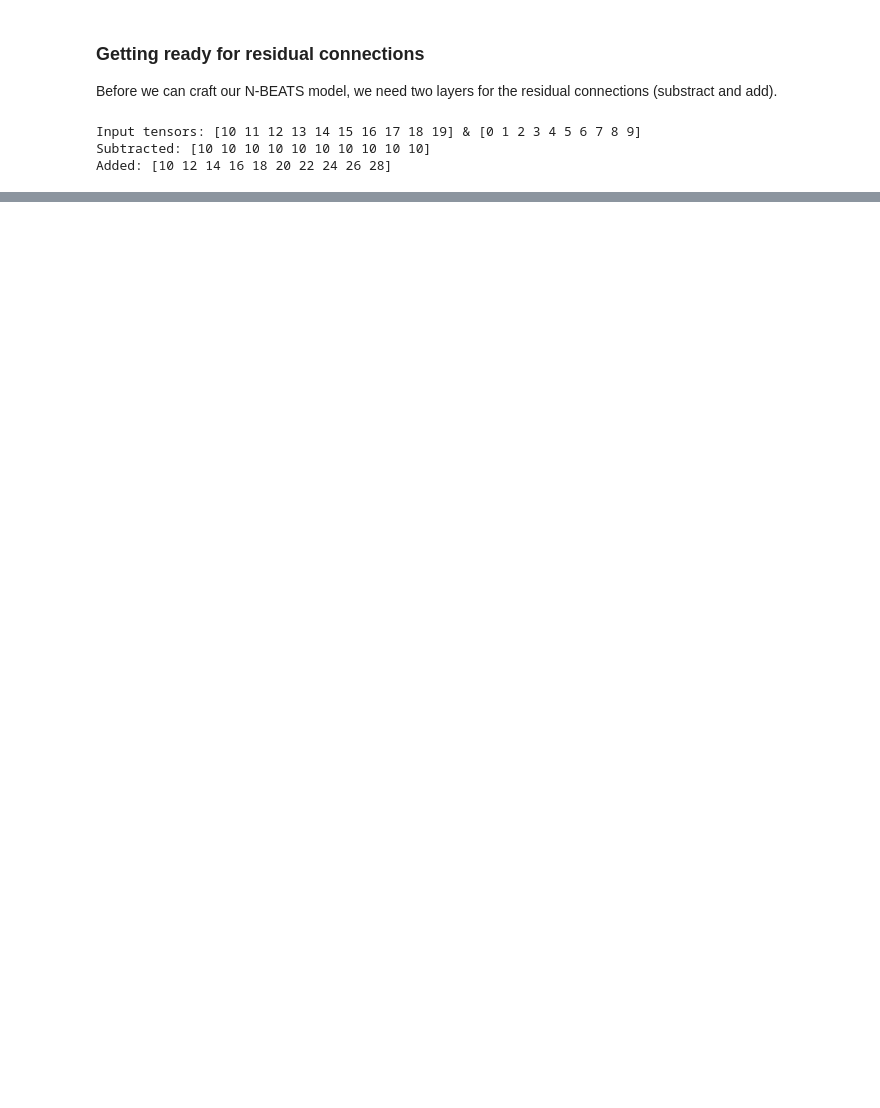
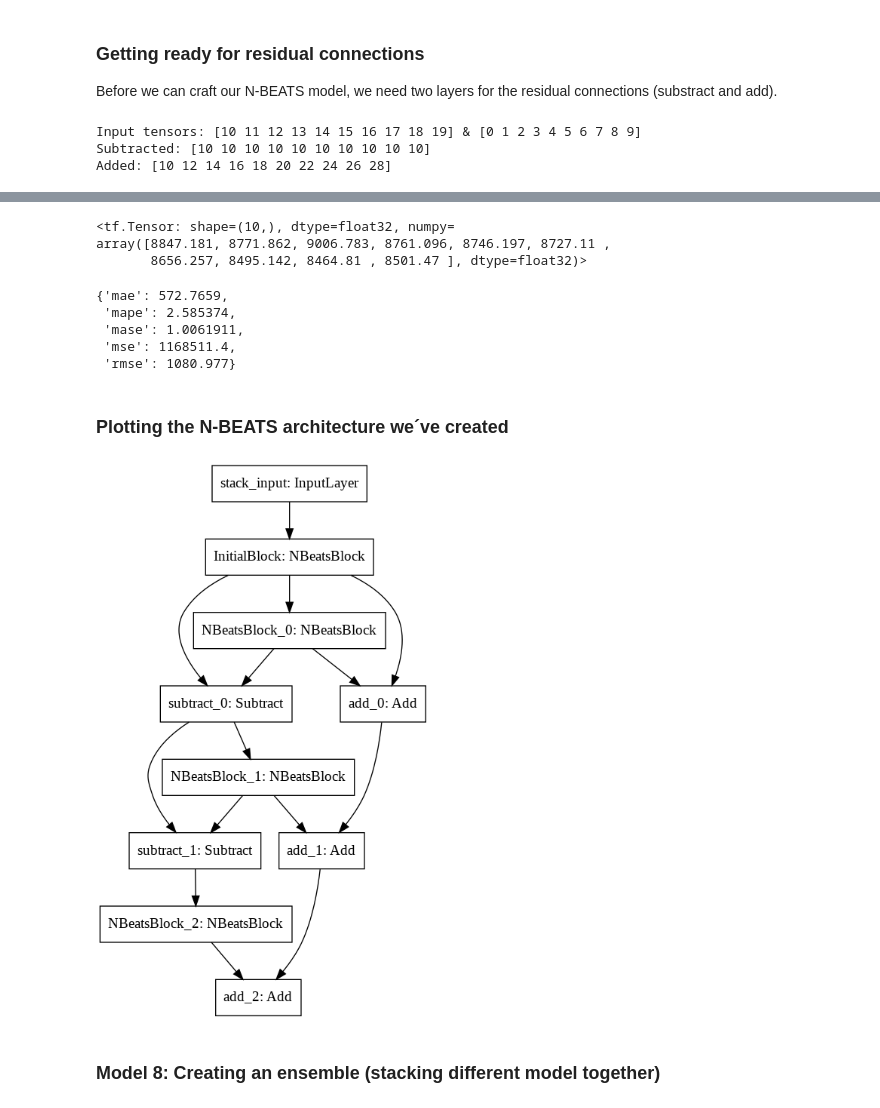
Before and after one commit to schauppi/Udemy_TensorFlow_Developer, a Jupyter notebook: Abschnit_10_Time_series_fundamentals_in_TensorFlow/10_time_series_forecasting_with_tensorflow.ipynb, the cells around one changed output, grey strips where cells are left out. Saved outputs shown, nothing was run; the diff lists cells and outputs as text; code cells hidden in the pictures; blank space fills up the shorter version.

```diff
--- a/Abschnit_10_Time_series_fundamentals_in_TensorFlow/10_time_series_forecasting_with_tensorflow.ipynb
+++ b/Abschnit_10_Time_series_fundamentals_in_TensorFlow/10_time_series_forecasting_with_tensorflow.ipynb
@@ -1440,0 +1472,31 @@ Added: [10 12 14 16 18 20 22 24 26 28]
+# %%
+# 4. Create stacks of blocks
+for i, _ in enumerate(range(N_STACKS-1)): # first stack is already creted in (3)
+
+  # 5. Use the NBeatsBlock to calculate the backcast as well as block forecast
+  backcast, block_forecast = NBeatsBlock(
+      input_size=INPUT_SIZE,
+      theta_size=THETA_SIZE,
+      horizon=HORIZON,
+      n_neurons=N_NEURONS,
+      n_layers=N_LAYERS,
+      name=f"NBeatsBlock_{i}"
+  )(residuals) # pass it in residuals (the backcast)
+
+  # 6. Create the double residual stacking
+  residuals = layers.subtract([residuals, backcast], name=f"subtract_{i}")
+  forecast = layers.add([forecast, block_forecast], name=f"add_{i}")
+# %%
+# 7. Put theb stack model together
+model_7 = tf.keras.Model(stack_input, forecast, name="model_7_NBEATS")
+# %%
+# 8. Compile the model
+model_7.compile(loss="mae", optimizer="Adam", metrics=["mae", "mse"])
+# %%
+# 9. Fit the model with callbacks
+model_7.fit(train_dataset,
+            epochs=N_EPOCHS,
+            validation_data=test_dataset,
+            verbose=0,
+            callbacks=[tf.keras.callbacks.EarlyStopping(monitor="val_loss", patience=200, restore_best_weights=True),
+                       tf.keras.callbacks.ReduceLROnPlateau(monitor="val_loss", patience=100, verbose=1)])
@@ -1440,0 +1516,28 @@ Added: [10 12 14 16 18 20 22 24 26 28]
+# %%
+# Make predictions with N-BEATS model
+model_7_preds = make_preds(model_7, test_dataset)
+model_7_preds[:10]
+# %% [output]
+<tf.Tensor: shape=(10,), dtype=float32, numpy=
+array([8847.181, 8771.862, 9006.783, 8761.096, 8746.197, 8727.11 ,
+       8656.257, 8495.142, 8464.81 , 8501.47 ], dtype=float32)>
+# %%
+# Evaluate N-BEATS model preds
+model_7_results = evaluate_preds(y_test, model_7_preds)
+model_7_results
+# %% [output]
+{'mae': 572.7659,
+ 'mape': 2.585374,
+ 'mase': 1.0061911,
+ 'mse': 1168511.4,
+ 'rmse': 1080.977}
+# %% [markdown]
+### Plotting the N-BEATS architecture we´ve created
+# %%
+#Plot the N-Beats model and inspect the architecture
+from tensorflow.keras.utils import plot_model
+plot_model(model_7)
+# %% [output]
+[figure, added]
+# %% [markdown]
+### Model 8: Creating an ensemble (stacking different model together)
```
Also changed, not shown: parts of 44 cells of this notebook.
